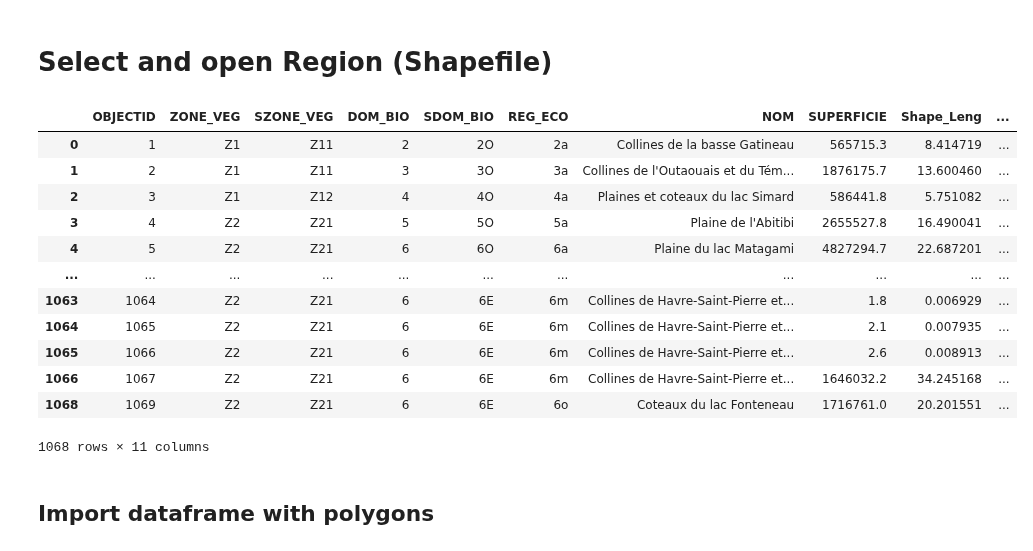
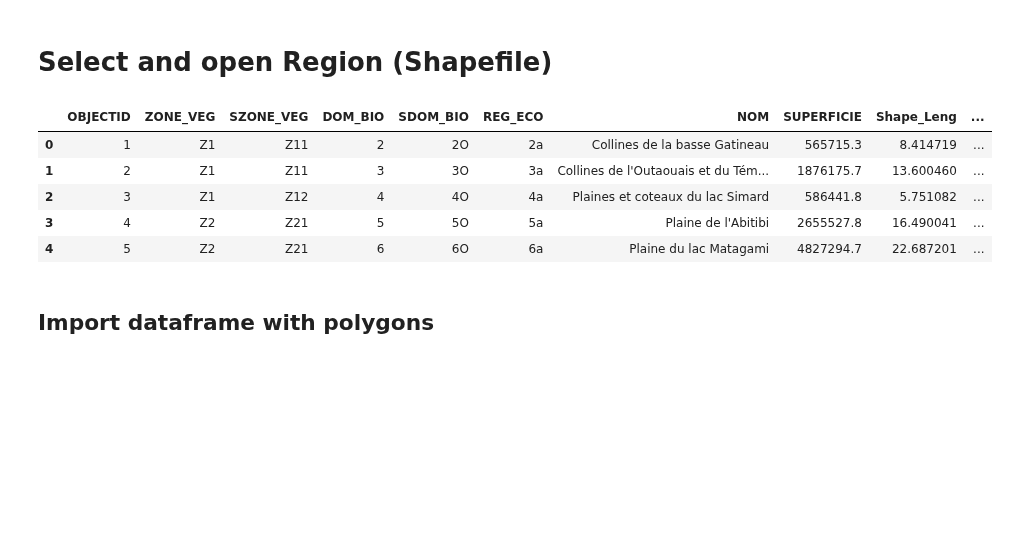
Before and after one commit to marinalopez2110/FistTemplateClimPort, a Jupyter notebook: Creating Maps with Xclim.ipynb, the cells around one changed output. Saved outputs shown, nothing was run; the diff lists cells and outputs as text; code cells hidden in the pictures; blank space fills up the shorter version.

```diff
--- a/Creating Maps with Xclim.ipynb
+++ b/Creating Maps with Xclim.ipynb
@@ -34,22 +34,15 @@ region = 'REG_ECO'
 # %%
 shapefile = ("/home/mlopez/EXEC/Shapefiles/"+region+".shp")
 poly0 = gpd.read_file(shapefile)
 poly = poly0[poly0.geometry.type == 'Polygon'].to_crs('epsg:4326')
-poly
+poly.head()
 # %% [output]
 |  | OBJECTID | ZONE_VEG | SZONE_VEG | DOM_BIO | SDOM_BIO | REG_ECO | NOM | SUPERFICIE | Shape_Leng | ... |
 | 0 | 1 | Z1 | Z11 | 2 | 2O | 2a | Collines de la basse Gatineau | 565715.3 | 8.414719 | ... |
 | 1 | 2 | Z1 | Z11 | 3 | 3O | 3a | Collines de l'Outaouais et du Tém... | 1876175.7 | 13.600460 | ... |
 | 2 | 3 | Z1 | Z12 | 4 | 4O | 4a | Plaines et coteaux du lac Simard | 586441.8 | 5.751082 | ... |
 | 3 | 4 | Z2 | Z21 | 5 | 5O | 5a | Plaine de l'Abitibi | 2655527.8 | 16.490041 | ... |
 | 4 | 5 | Z2 | Z21 | 6 | 6O | 6a | Plaine du lac Matagami | 4827294.7 | 22.687201 | ... |
-| ... | ... | ... | ... | ... | ... | ... | ... | ... | ... | ... |
-| 1063 | 1064 | Z2 | Z21 | 6 | 6E | 6m | Collines de Havre-Saint-Pierre et... | 1.8 | 0.006929 | ... |
-| 1064 | 1065 | Z2 | Z21 | 6 | 6E | 6m | Collines de Havre-Saint-Pierre et... | 2.1 | 0.007935 | ... |
-| 1065 | 1066 | Z2 | Z21 | 6 | 6E | 6m | Collines de Havre-Saint-Pierre et... | 2.6 | 0.008913 | ... |
-| 1066 | 1067 | Z2 | Z21 | 6 | 6E | 6m | Collines de Havre-Saint-Pierre et... | 1646032.2 | 34.245168 | ... |
-| 1068 | 1069 | Z2 | Z21 | 6 | 6E | 6o | Coteaux du lac Fonteneau | 1716761.0 | 20.201551 | ... |
-1068 rows × 11 columns
 # %% [markdown]
 ## Import dataframe with polygons
 # %%
```
Also changed, not shown: parts of 17 cells of this notebook.
